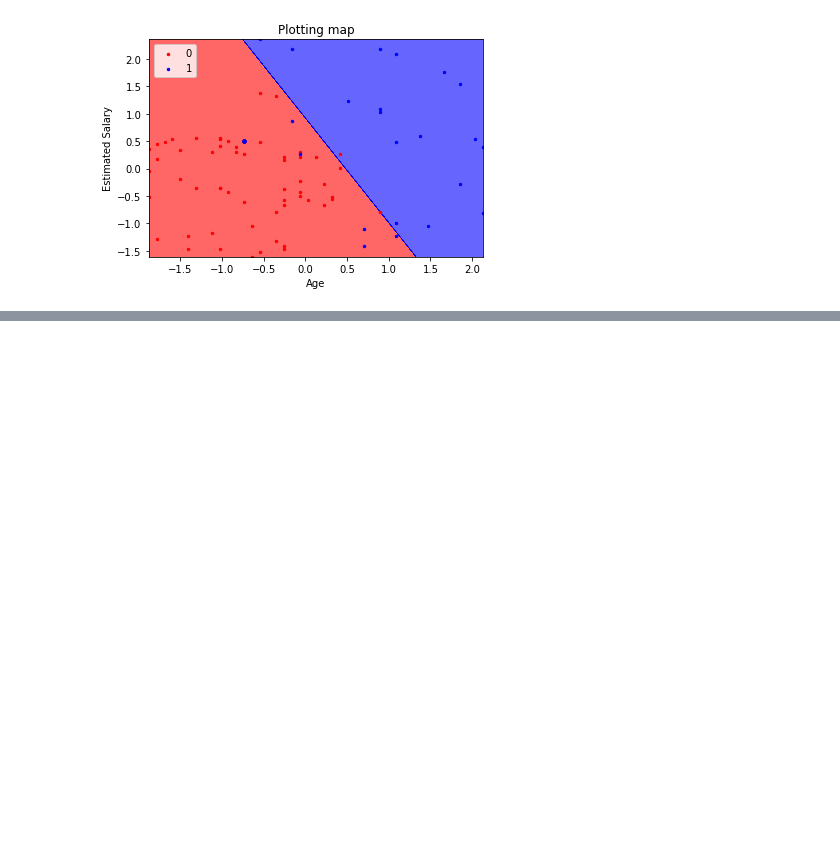
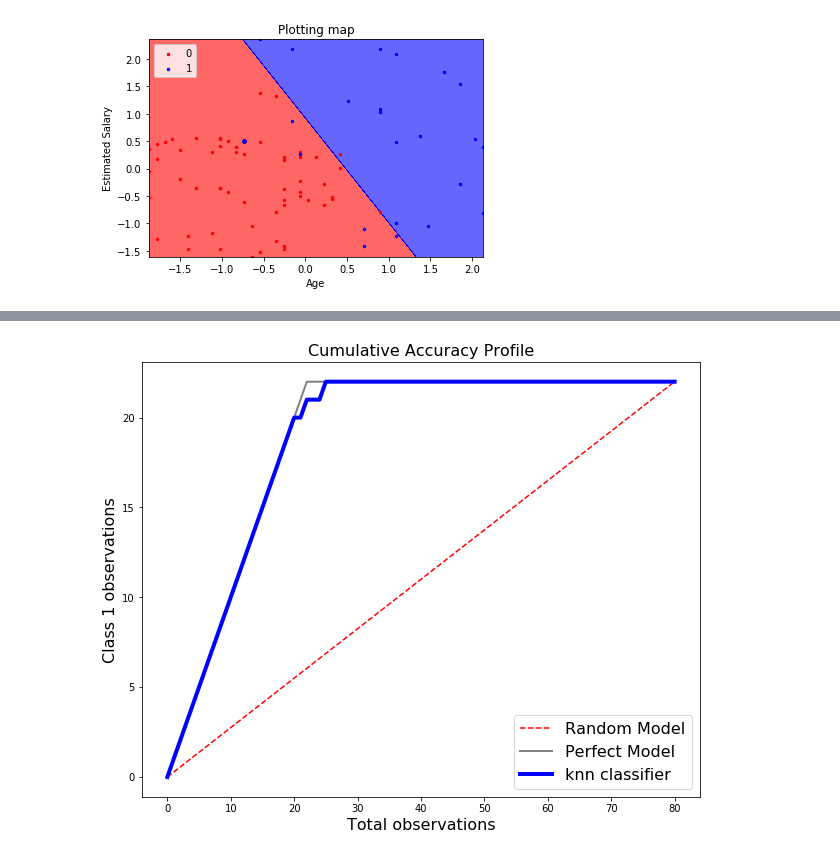
Before and after one commit to SunnyRaj94/Advance-Machine-Learning, a Jupyter notebook: error_analysis_and_reduction/01_ad_click_prediction.ipynb, the cells around one changed output, grey strips where cells are left out. Drawn from its saved outputs; the diff is of its cells as text; code cells hidden in the pictures; blank space fills up the shorter version.

```diff
--- a/error_analysis_and_reduction/01_ad_click_prediction.ipynb
+++ b/error_analysis_and_reduction/01_ad_click_prediction.ipynb
@@ -235,0 +289,5 @@ plot_colormap(test_X,test_Y,"Plotting map",forest_classifier,ListedColormap(('re
+# %%
+label="knn classifier"
+plot_cap(test_X,test_Y,label,knn_classifier)
+# %% [output]
+[figure, added]
```
Also changed, not shown: parts of 16 cells of this notebook.
